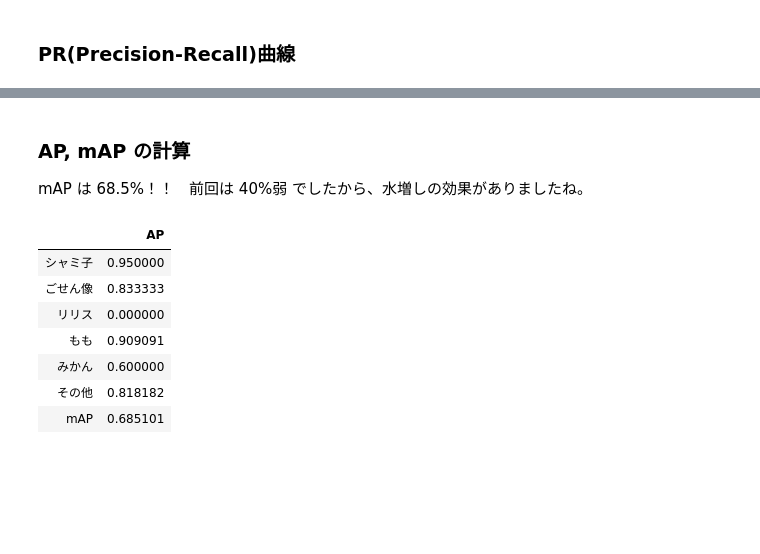
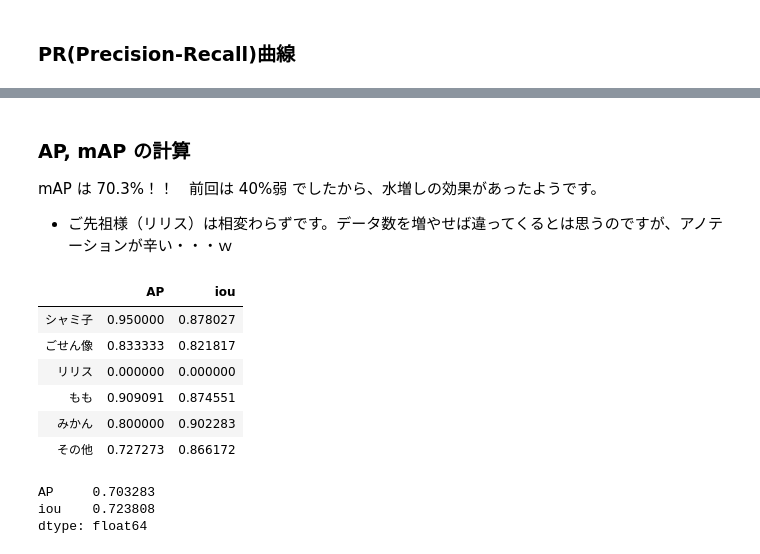
Before and after one commit to nTAKAn/detectron2_Machikado2, a Jupyter notebook: custom4_evaluate.ipynb, the cells around one changed output, grey strips where cells are left out. Saved outputs shown, nothing was run; the diff lists cells and outputs as text; code cells hidden in the pictures; blank space fills up the shorter version.

```diff
--- a/custom4_evaluate.ipynb
+++ b/custom4_evaluate.ipynb
@@ -223,17 +223,26 @@ plt.show()
 # %% [markdown]
 ### AP, mAP の計算
 
-mAP は 68.5%！！　前回は 40%弱 でしたから、水増しの効果がありましたね。
+mAP は 70.3%！！　前回は 40%弱 でしたから、水増しの効果があったようです。
+
+* ご先祖様（リリス）は相変わらずです。データ数を増やせば違ってくるとは思うのですが、アノテーションが辛い・・・ｗ
 # %%
 from machikado_util.calc_ap import calc_AP
 
-calc_AP(df_dict, cat_names=CAT_NAME_JP)
+df = calc_AP(df_dict, cat_names=CAT_NAME_JP)
+df = df.fillna(0)
+df
 # %% [output]
-|  | AP |
-| シャミ子 | 0.950000 |
-| ごせん像 | 0.833333 |
-| リリス | 0.000000 |
-| もも | 0.909091 |
-| みかん | 0.600000 |
-| その他 | 0.818182 |
-| mAP | 0.685101 |
+|  | AP | iou |
+| シャミ子 | 0.950000 | 0.878027 |
+| ごせん像 | 0.833333 | 0.821817 |
+| リリス | 0.000000 | 0.000000 |
+| もも | 0.909091 | 0.874551 |
+| みかん | 0.800000 | 0.902283 |
+| その他 | 0.727273 | 0.866172 |
+# %%
+df.mean()
+# %% [output]
+AP     0.703283
+iou    0.723808
+dtype: float64
```
Also changed, not shown: parts of 2 cells of this notebook, 6 other files.
